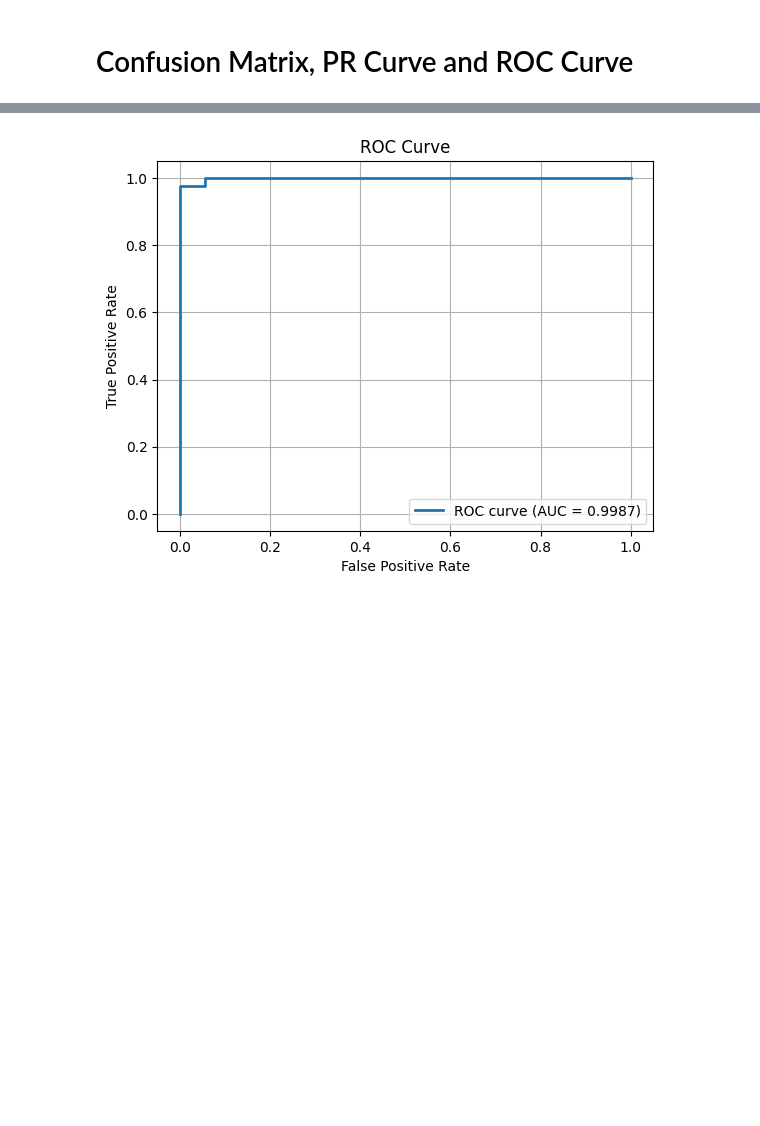
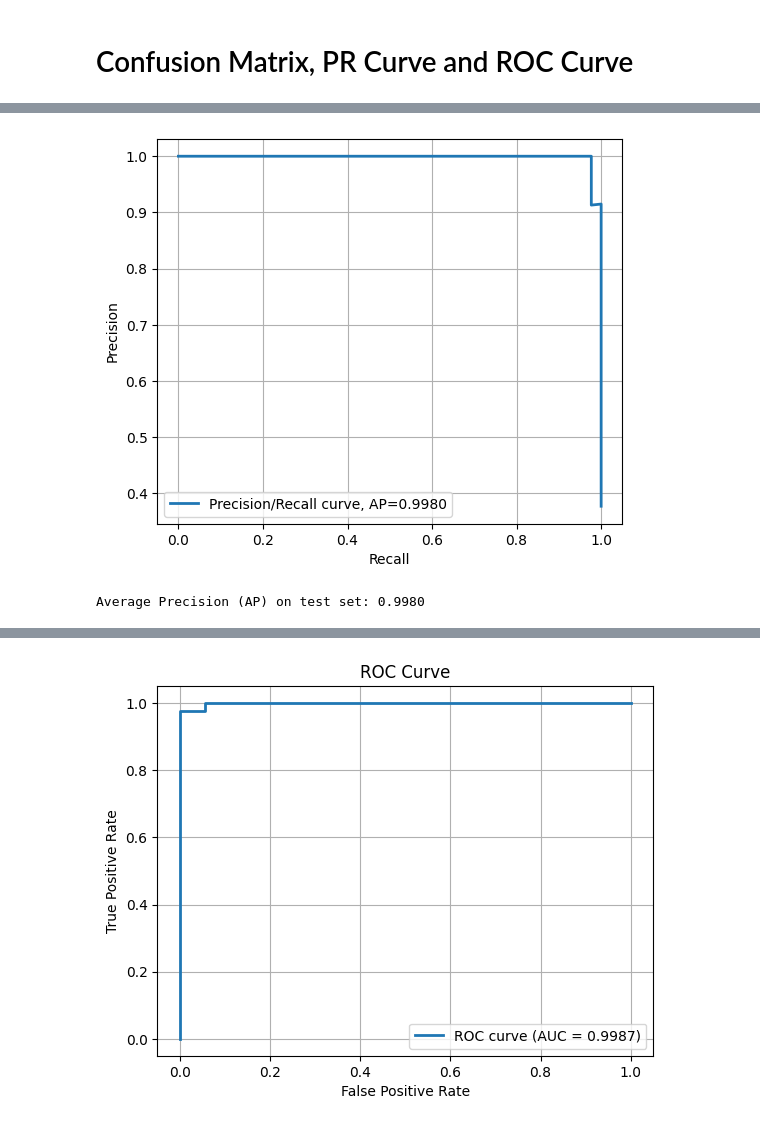
Before and after one commit to TobiSchl2010/breast_cancer_diagnosis_svm, a Jupyter notebook: notebooks/01_exploration.ipynb, the cells around one changed output, grey strips where cells are left out. Cells and saved outputs as stored; diff of their text form; code cells hidden in the pictures; blank space fills up the shorter version.

```diff
--- a/notebooks/01_exploration.ipynb
+++ b/notebooks/01_exploration.ipynb
@@ -939,0 +1120,21 @@ We use the **ROC curve** (malignant = 1) and **ROC-AUC score** as the primary me
+# %%
+from sklearn.metrics import precision_recall_curve, average_precision_score
+
+y_scores = final_model.decision_function(X_test)
+precisions, recalls, thresholds = precision_recall_curve(y_test, y_scores)
+
+plt.figure(figsize=(6, 5))  # extra code – not needed, just formatting
+
+plt.plot(recalls, precisions, linewidth=2, label="Precision/Recall curve, AP={:.4f}".format(average_precision_score(y_test, y_scores)))
+plt.xlabel("Recall")
+plt.ylabel("Precision")
+plt.grid()
+plt.legend(loc="lower left")
+plt.savefig("outputs/plots/precision_vs_recall_plot")
+
+plt.show()
+
+print(f"Average Precision (AP) on test set: {average_precision_score(y_test, y_scores):.4f}")
+# %% [output]
+[figure, added]
+Average Precision (AP) on test set: 0.9980
```
Also changed, not shown: parts of 28 cells of this notebook, 1 other file.
